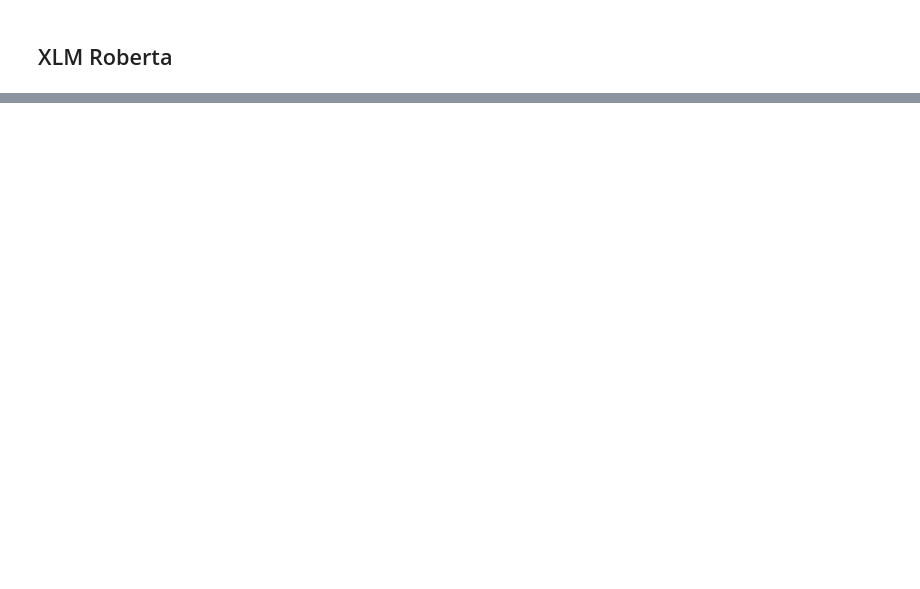
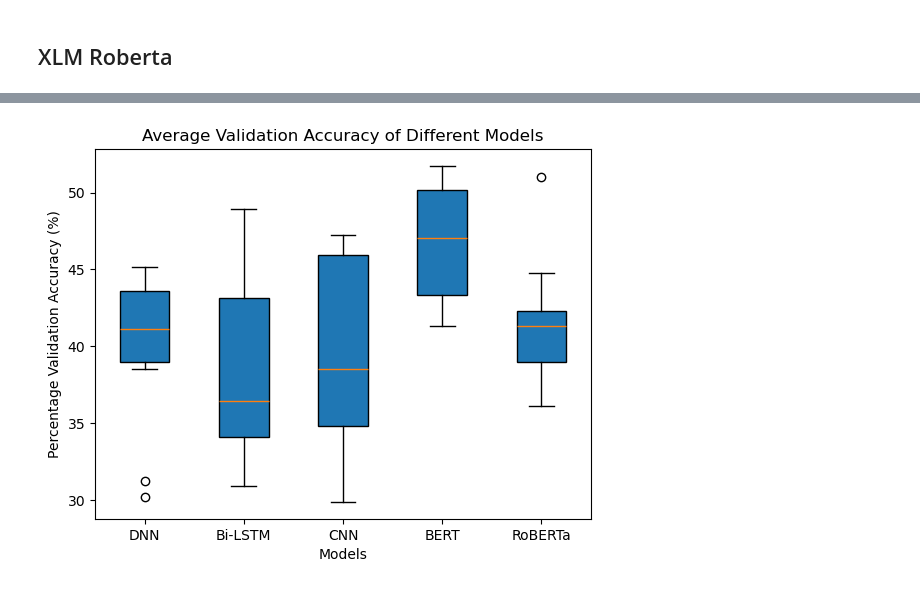
Before and after one commit to AlEXSH3N/713-Music-Emotion-System, a Jupyter notebook: 713_test.ipynb, the cells around one changed output, grey strips where cells are left out. Saved outputs shown, nothing was run; the diff lists cells and outputs as text; code cells hidden in the pictures; blank space fills up the shorter version.

```diff
--- a/713_test.ipynb
+++ b/713_test.ipynb
@@ -237,5 +353,5 @@ Reloading Tuner from tuner_dir\cnn_mood_detection_600\tuner0.json
 # %%
-metrics = best_model.evaluate(X_test, [y_test_valence, y_test_energy, y_test_danceability])
+metrics_CNN = best_model_CNN.evaluate(X_test, [y_test_valence, y_test_energy, y_test_danceability])
 #print(f'Test Loss: {loss}, Test Accuracy Valence: {accuracy_valence}, Test Accuracy Energy: {accuracy_energy}, Test Accuracy Danceability: {accuracy_danceability}')
 print(metrics)
 # %% [output]
@@ -873,0 +1107,19 @@ KeyboardInterrupt:
+# %%
+import matplotlib.pyplot as plt
+val_list = ['val_danceability_acc', 'val_energy_acc', 'val_valence_acc']
+acc_list = ['danceability_acc', 'energy_acc', 'valence_acc']
+
+def var_sum(dict, selected_list):
+    val_total = []
+    for element in dict.values():
+        val_acc_sum = []
+        for i in range(len(element['val_danceability_acc'])):
+            danceability = element['val_danceability_acc'][i]
+            energy = element['val_energy_acc'][i]
+            valence = element['val_valence_acc'][i]
+            val_sum = ((danceability + energy + valence)/ 3) * 100
+            val_acc_sum.append(val_sum)
+        val_total.append(val_acc_sum)
+
+    return val_total
+var_sum(all_model_metrics, val_list)
@@ -873,0 +1144,26 @@ KeyboardInterrupt:
+# %%
+# Sample data (replace with your own lists)
+dnn_val_accuracy, lstm_val_accuracy, cnn_val_accuracy = var_sum(all_model_metrics, val_list)
+bert_tuned_val_accuracy = [41.32, 49.65, 42.36, 44.10, 50.69, 50.35, 46.53, 47.57, 51.74, 43.06]
+roberta_tuned_val_accuracy = [36.11, 39.24, 37.15, 38.89, 42.01, 44.79, 51.04, 42.01, 40.62, 42.36]
+
+# Create a figure and axis object
+fig, ax = plt.subplots()
+
+# Create the box plot
+box_plot_accuracy = [dnn_val_accuracy, lstm_val_accuracy, cnn_val_accuracy, bert_tuned_val_accuracy, roberta_tuned_val_accuracy]
+box = ax.boxplot(box_plot_accuracy, vert=True, patch_artist=True)
+
+# Customize the appearance
+ax.set_title('Average Validation Accuracy of Different Models')
+ax.set_xlabel('Models')
+ax.set_ylabel('Percentage Validation Accuracy (%)')
+
+# Set the x-axis tick labels
+ax.set_xticks([1, 2, 3, 4, 5])
+ax.set_xticklabels(['DNN', 'Bi-LSTM', 'CNN', 'BERT', 'RoBERTa'])
+
+# Show the plot
+plt.show()
+# %% [output]
+[figure, added]
```
Also changed, not shown: parts of 31 cells of this notebook.
